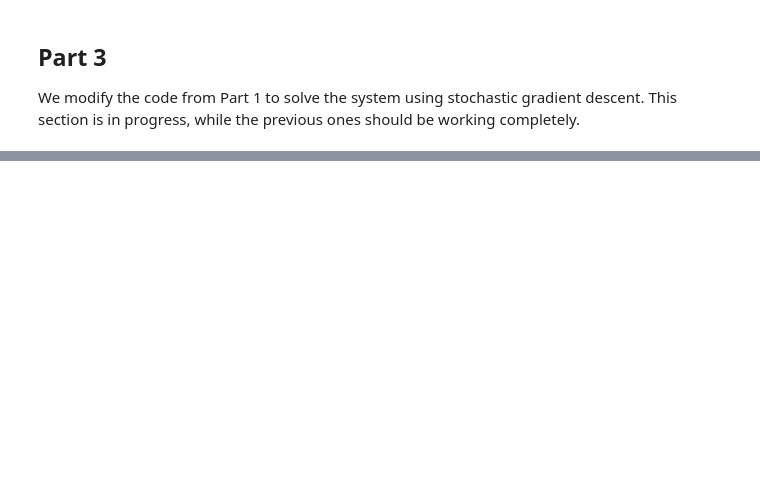
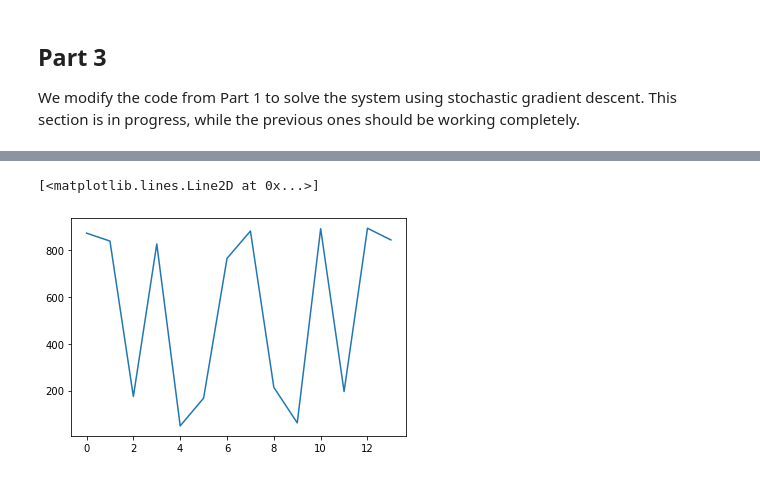
Before and after one commit to FilipMiljevic/Phy_571_project, a Jupyter notebook: N_spins.ipynb, the cells around one changed output, grey strips where cells are left out. Cells and saved outputs as stored; diff of their text form; code cells hidden in the pictures; blank space fills up the shorter version.

```diff
--- a/N_spins.ipynb
+++ b/N_spins.ipynb
@@ -470,0 +461,5 @@ plt.hist(x)
+# %%
+plt.plot(s_hist[1:-1])
+# %% [output]
+[<matplotlib.lines.Line2D at 0x...>]
+[figure, added]
```
Also changed, not shown: parts of 27 cells of this notebook.
